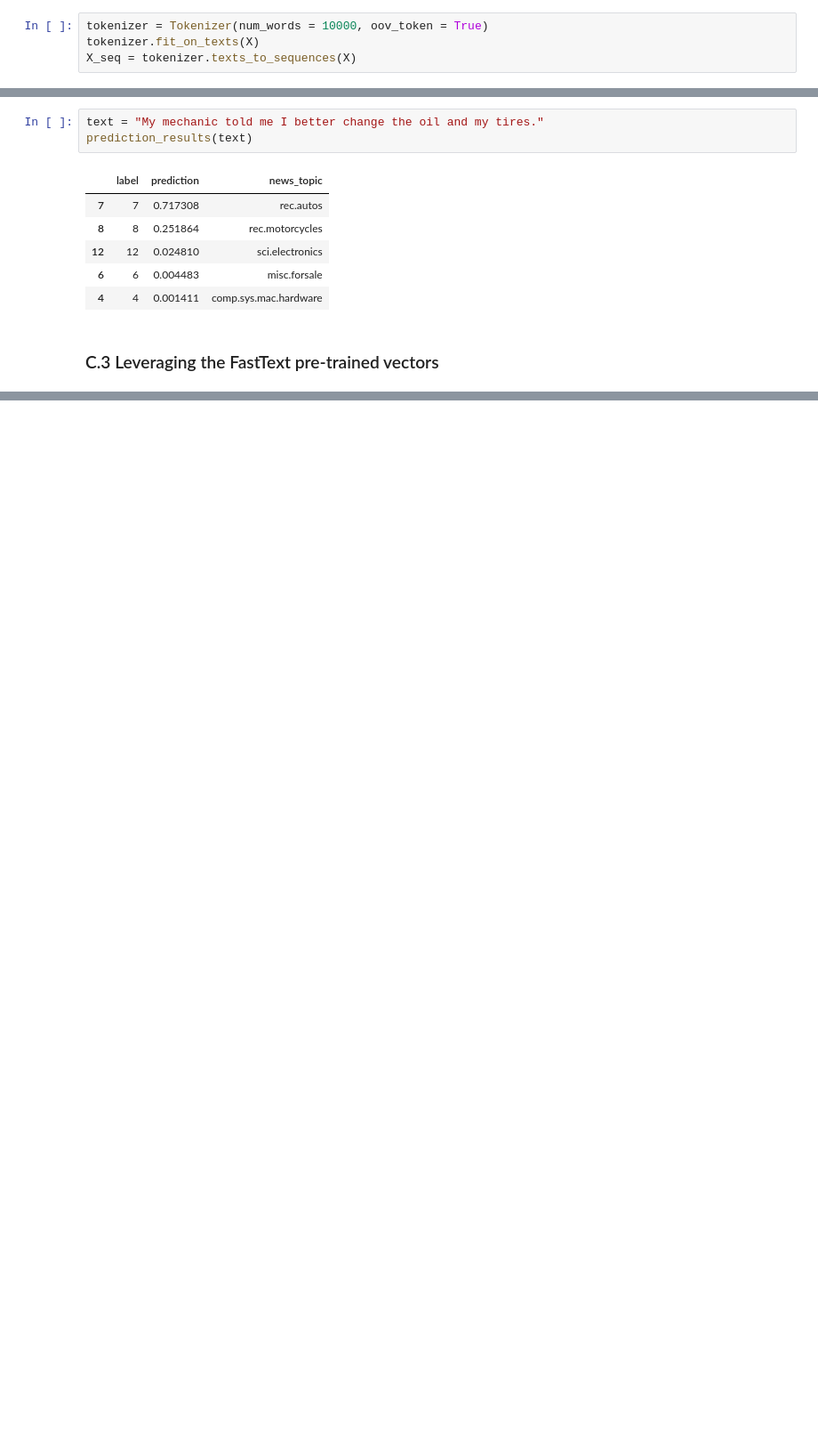
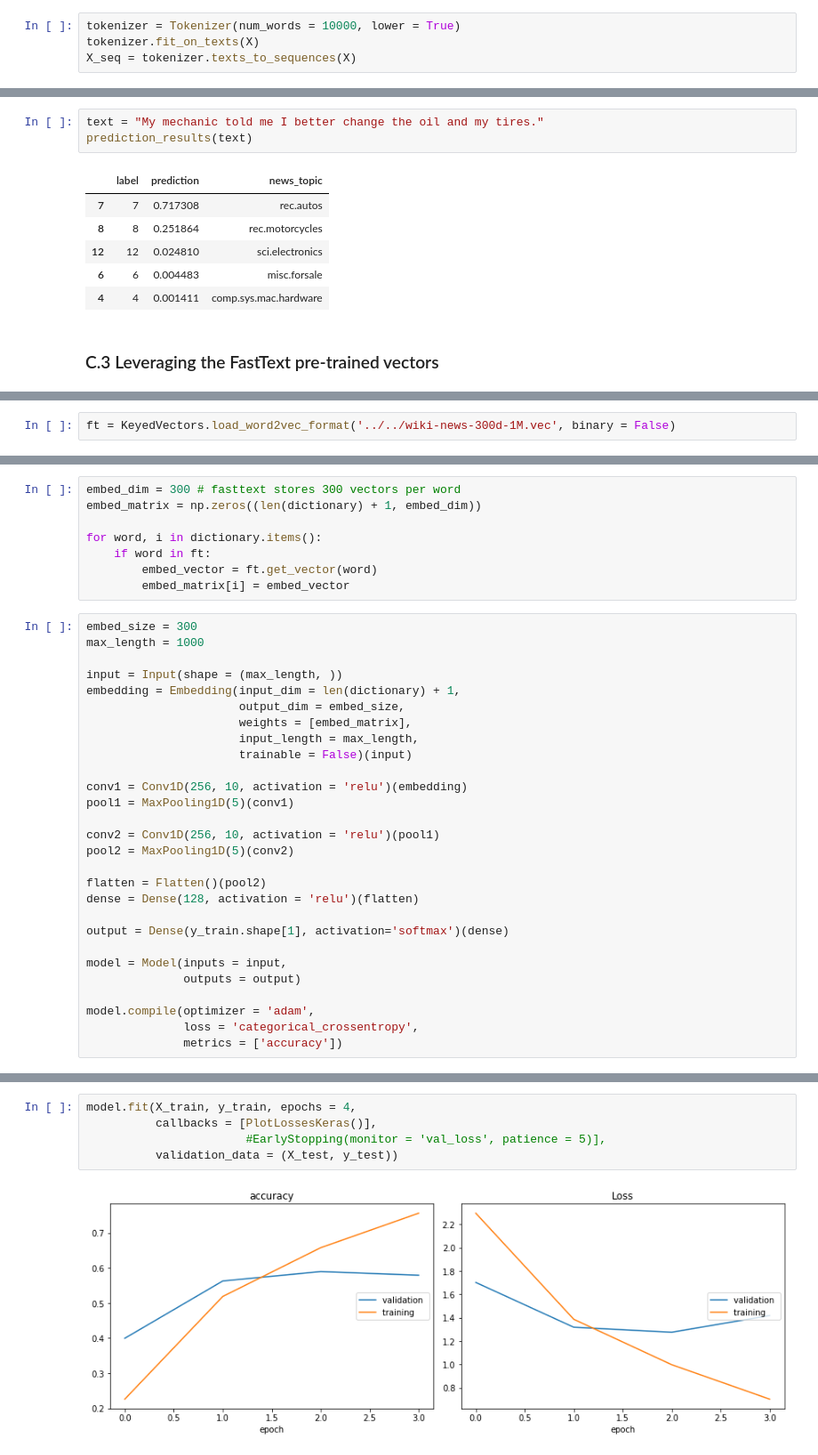
Before and after one commit to kristofrabay/Deep-Learning-w-Python, a Jupyter notebook: assignment_2_CNN_RNN_RL/Kristof_Rabay_Home_Assignment_2_C_NewsgroupsSimilarity.ipynb, the cells around one changed output, grey strips where cells are left out. Shown at 89% size. Cells and saved outputs as stored; diff of their text form; blank space fills up the shorter version.

Commit message:
fasttext vectors imported and used

```diff
--- a/assignment_2_CNN_RNN_RL/Kristof_Rabay_Home_Assignment_2_C_NewsgroupsSimilarity.ipynb
+++ b/assignment_2_CNN_RNN_RL/Kristof_Rabay_Home_Assignment_2_C_NewsgroupsSimilarity.ipynb
@@ -117,7 +117,7 @@ fo fun to watch in the playoffs. Bowman should let JAgr have a lot of
 fun in the next couple of games since the Pens are going to beat the pulp out of Jersey anyway. I was very disappointed not to see the Islanders lose the final
 regular season game.          PENS RULE!!!
 # %%
-tokenizer = Tokenizer(num_words = 10000, oov_token = True)
+tokenizer = Tokenizer(num_words = 10000, lower = True)
 tokenizer.fit_on_texts(X)
 X_seq = tokenizer.texts_to_sequences(X)
 # %%
@@ -236,0 +242,2 @@ prediction_results(text)
+# %%
+ft = KeyedVectors.load_word2vec_format('../../wiki-news-300d-1M.vec', binary = False)
@@ -236,0 +285,36 @@ prediction_results(text)
+# %%
+embed_dim = 300 # fasttext stores 300 vectors per word
+embed_matrix = np.zeros((len(dictionary) + 1, embed_dim))
+
+for word, i in dictionary.items():
+    if word in ft:
+        embed_vector = ft.get_vector(word)
+        embed_matrix[i] = embed_vector
+# %%
+embed_size = 300
+max_length = 1000
+
+input = Input(shape = (max_length, ))
+embedding = Embedding(input_dim = len(dictionary) + 1,
+                      output_dim = embed_size,
+                      weights = [embed_matrix],
+                      input_length = max_length,
+                      trainable = False)(input)
+
+conv1 = Conv1D(256, 10, activation = 'relu')(embedding)
+pool1 = MaxPooling1D(5)(conv1)
+
+conv2 = Conv1D(256, 10, activation = 'relu')(pool1)
+pool2 = MaxPooling1D(5)(conv2)
+
+flatten = Flatten()(pool2)
+dense = Dense(128, activation = 'relu')(flatten)
+
+output = Dense(y_train.shape[1], activation='softmax')(dense)
+
+model = Model(inputs = input,
+              outputs = output)
+
+model.compile(optimizer = 'adam',
+              loss = 'categorical_crossentropy',
+              metrics = ['accuracy'])
@@ -236,0 +341,7 @@ prediction_results(text)
+# %%
+model.fit(X_train, y_train, epochs = 4,
+          callbacks = [PlotLossesKeras()],
+                       #EarlyStopping(monitor = 'val_loss', patience = 5)],
+          validation_data = (X_test, y_test))
+# %% [output]
+[figure, added]
```
Also changed, not shown: parts of 13 cells of this notebook.
